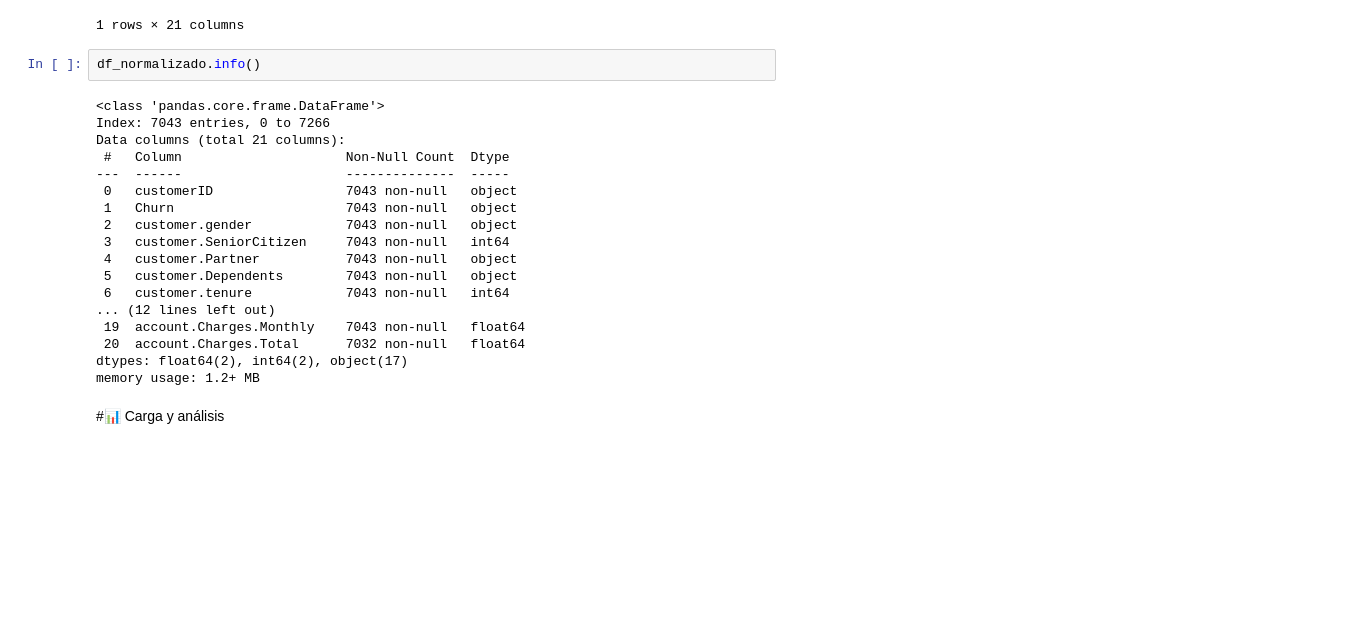
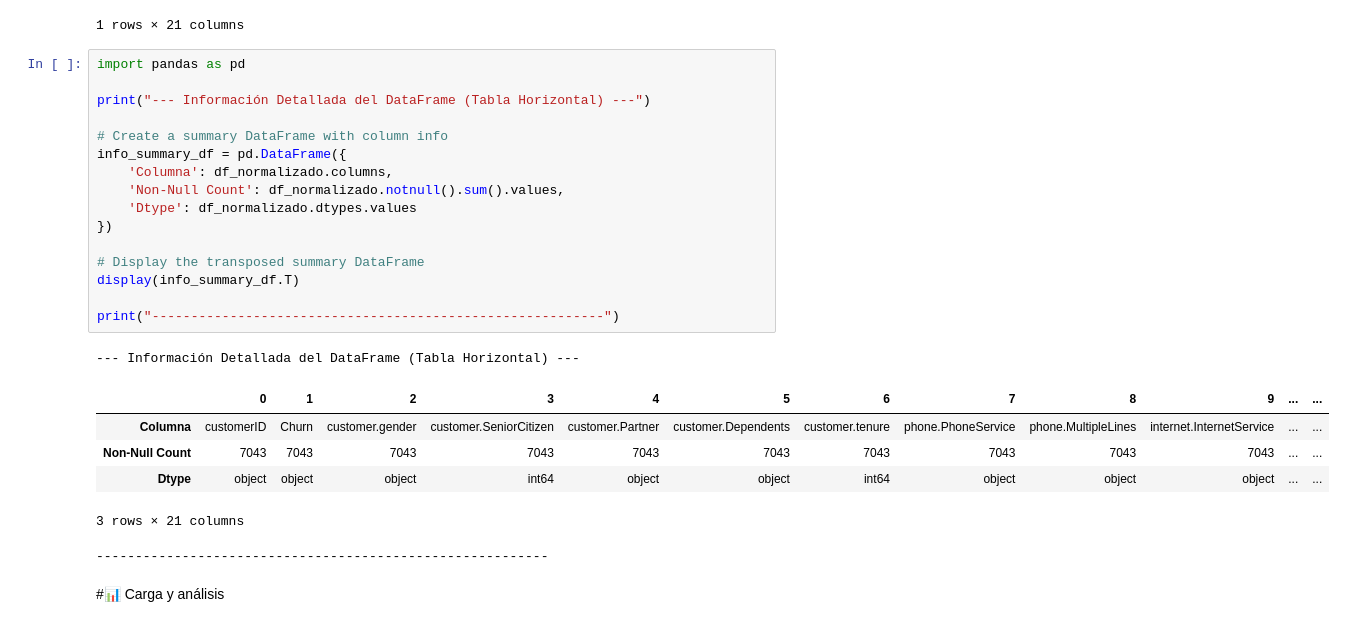
Before and after one commit to renzolea/Challenge-Telecom-X, a Jupyter notebook: TelecomX_LATAM.ipynb, the cells around one changed output. Saved outputs shown, nothing was run; the diff lists cells and outputs as text; blank space fills up the shorter version.

```diff
--- a/TelecomX_LATAM.ipynb
+++ b/TelecomX_LATAM.ipynb
@@ -210,26 +210,30 @@ Conteo de celdas con valores en blanco o cadenas vacías:
 |  | customerID | Churn | customer.gender | customer.SeniorCitizen | customer.Partner | customer.Dependents | ... |
 | Recuento | 0 | 0 | 0 | 0 | 0 | 0 | ... |
 1 rows × 21 columns
-# %%
-df_normalizado.info()
-# %% [output]
-<class 'pandas.core.frame.DataFrame'>
-Index: 7043 entries, 0 to 7266
-Data columns (total 21 columns):
- #   Column                     Non-Null Count  Dtype
----  ------                     --------------  -----
- 0   customerID                 7043 non-null   object
- 1   Churn                      7043 non-null   object
- 2   customer.gender            7043 non-null   object
- 3   customer.SeniorCitizen     7043 non-null   int64
- 4   customer.Partner           7043 non-null   object
- 5   customer.Dependents        7043 non-null   object
- 6   customer.tenure            7043 non-null   int64
-... (12 lines left out)
- 19  account.Charges.Monthly    7043 non-null   float64
- 20  account.Charges.Total      7032 non-null   float64
-dtypes: float64(2), int64(2), object(17)
-memory usage: 1.2+ MB
+# %%
+import pandas as pd
+
+print("--- Información Detallada del DataFrame (Tabla Horizontal) ---")
+
+# Create a summary DataFrame with column info
+info_summary_df = pd.DataFrame({
+    'Columna': df_normalizado.columns,
+    'Non-Null Count': df_normalizado.notnull().sum().values,
+    'Dtype': df_normalizado.dtypes.values
+})
+
+# Display the transposed summary DataFrame
+display(info_summary_df.T)
+
+print("----------------------------------------------------------")
+# %% [output]
+--- Información Detallada del DataFrame (Tabla Horizontal) ---
+|  | 0 | 1 | 2 | 3 | 4 | 5 | 6 | 7 | 8 | 9 | ... | ... |
+| Columna | customerID | Churn | customer.gender | customer.SeniorCitizen | customer.Partner | customer.Dependents | customer.tenure | phone.PhoneService | phone.MultipleLines | internet.InternetService | ... | ... |
+| Non-Null Count | 7043 | 7043 | 7043 | 7043 | 7043 | 7043 | 7043 | 7043 | 7043 | 7043 | ... | ... |
+| Dtype | object | object | object | int64 | object | object | int64 | object | object | object | ... | ... |
+3 rows × 21 columns
+----------------------------------------------------------
 # %% [markdown]
 #📊 Carga y análisis
 # %%
```
Also changed, not shown: parts of 12 cells of this notebook.
